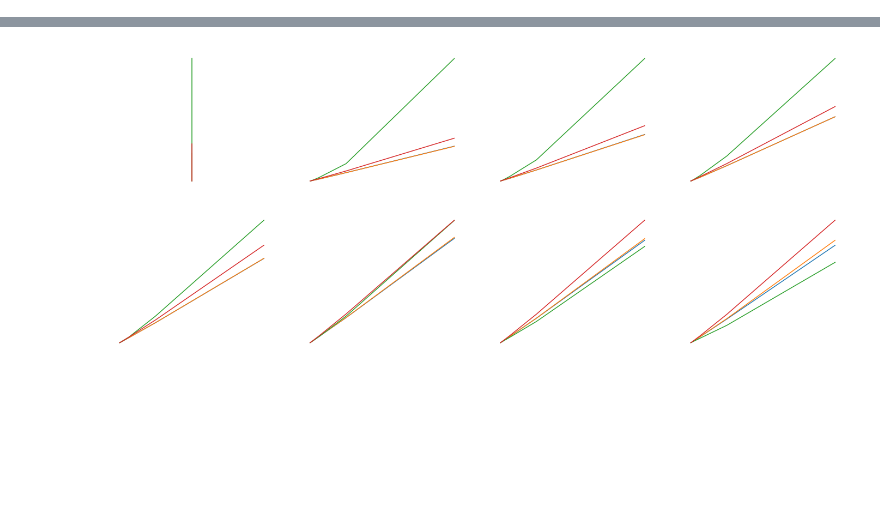
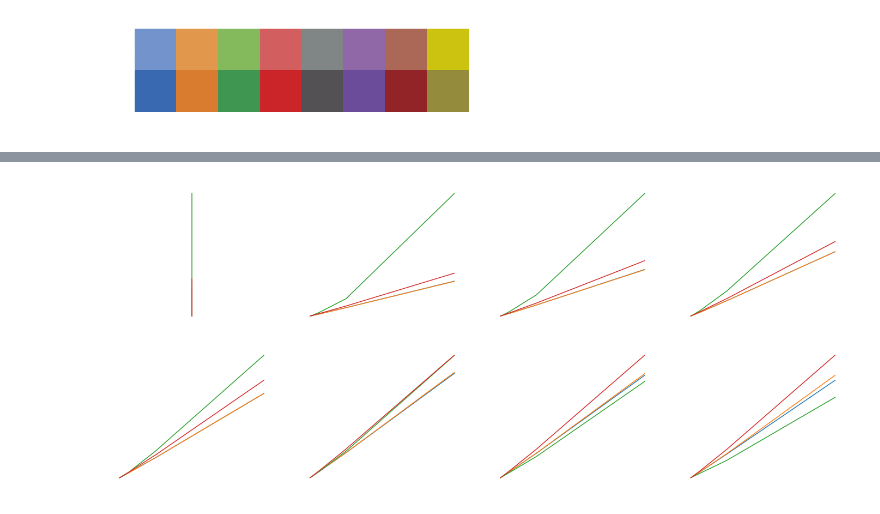
Before and after one commit to fastscape-lem/fastscapelib, a Jupyter notebook: examples/mountain.ipynb, the cells around one changed output, grey strips where cells are left out. Drawn from its saved outputs; the diff is of its cells as text; code cells hidden in the pictures; blank space fills up the shorter version.

```diff
--- a/examples/mountain.ipynb
+++ b/examples/mountain.ipynb
@@ -16,6 +16,36 @@ params = {"ytick.color" : "w",
           "axes.edgecolor" : "w",
           "animation.html" : 'html5'}
 plt.rcParams.update(params)
+# %%
+def div255(c):
+    return [(r/255, g/255, b/255) for (r, g, b) in c]
+mycolors1 = div255([
+    (114, 147, 203),
+    (225,151,76),
+    (132, 186, 91),
+    (211, 94, 96),
+    (128,133,133),
+    (144,103,167),
+    (171,104,87),
+    (204,194,16)
+])
+
+mycolors2 = div255([
+    (57,106,177),
+    (218,124,48),
+    (62,150,81),
+    (204,37,41),
+    (83,81,84),
+    (107,76,154),
+    (146,36,40),
+    (148,139,61)
+])
+
+plt.imshow([mycolors1, mycolors2]);
+
+mycolors = [mycolors2[i] for i in [0, 2, 3, 1]]
+# %% [output]
+[figure, added]
 # %%
 
 def hillshade(data,scale=10.0,azdeg=165.0,altdeg=45.0):
```
Also changed, not shown: parts of 5 cells of this notebook, 6 other files.
